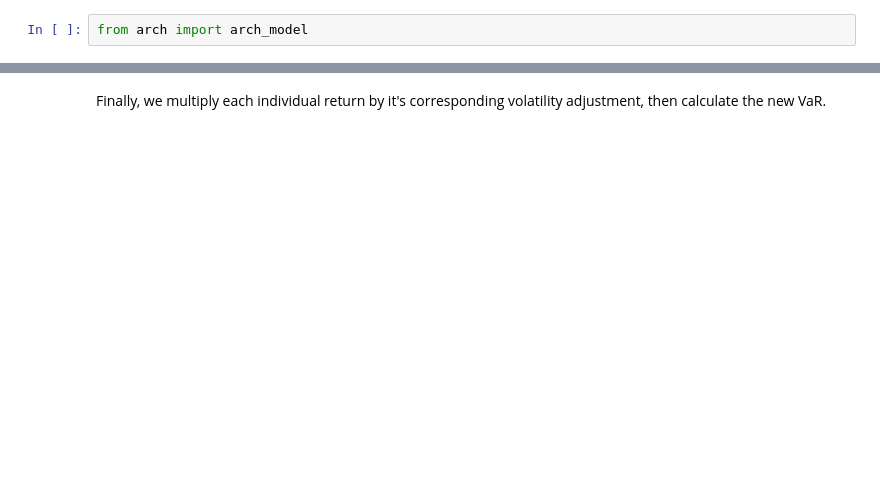
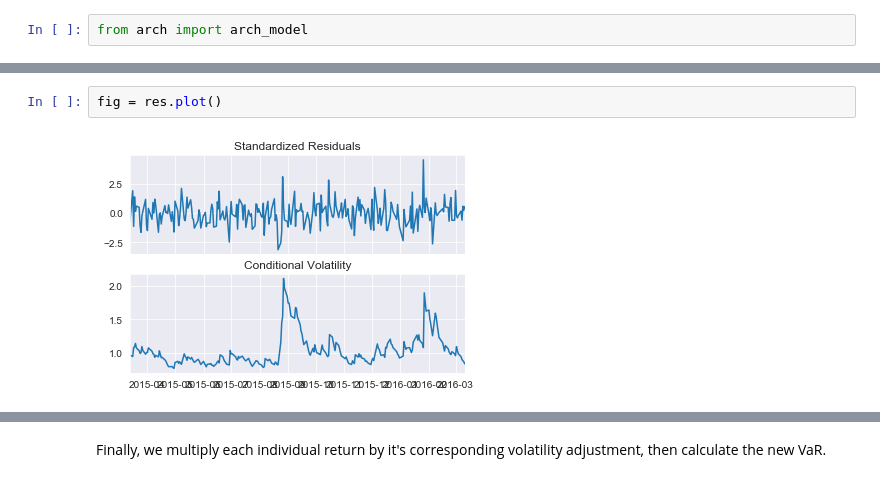
Before and after one commit to matthew-e-thomas/financial-analysis, a Jupyter notebook: Filtered_Historical_VaR.ipynb, the cells around one changed output, grey strips where cells are left out. Cells and saved outputs as stored; diff of their text form; blank space fills up the shorter version.

```diff
--- a/Filtered_Historical_VaR.ipynb
+++ b/Filtered_Historical_VaR.ipynb
@@ -317 +291,5 @@ vols2
+# %%
+fig = res.plot()
+# %% [output]
+[figure, added]
 # %% [markdown]
```
Also changed, not shown: parts of 39 cells of this notebook.
